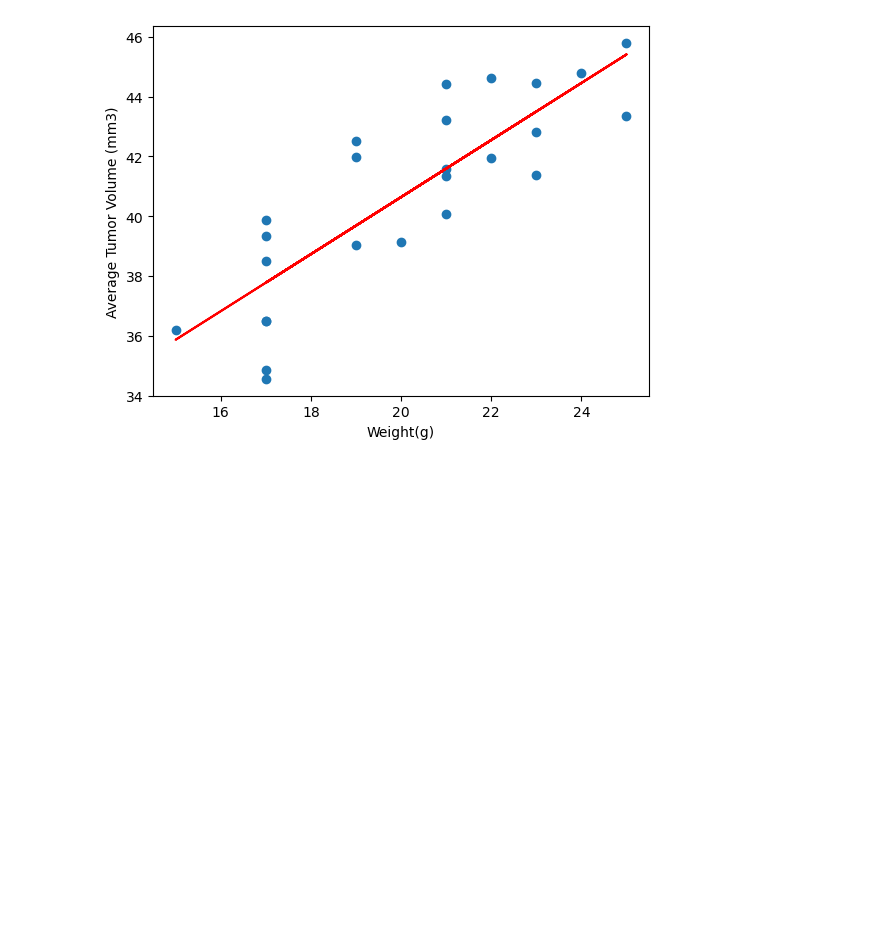
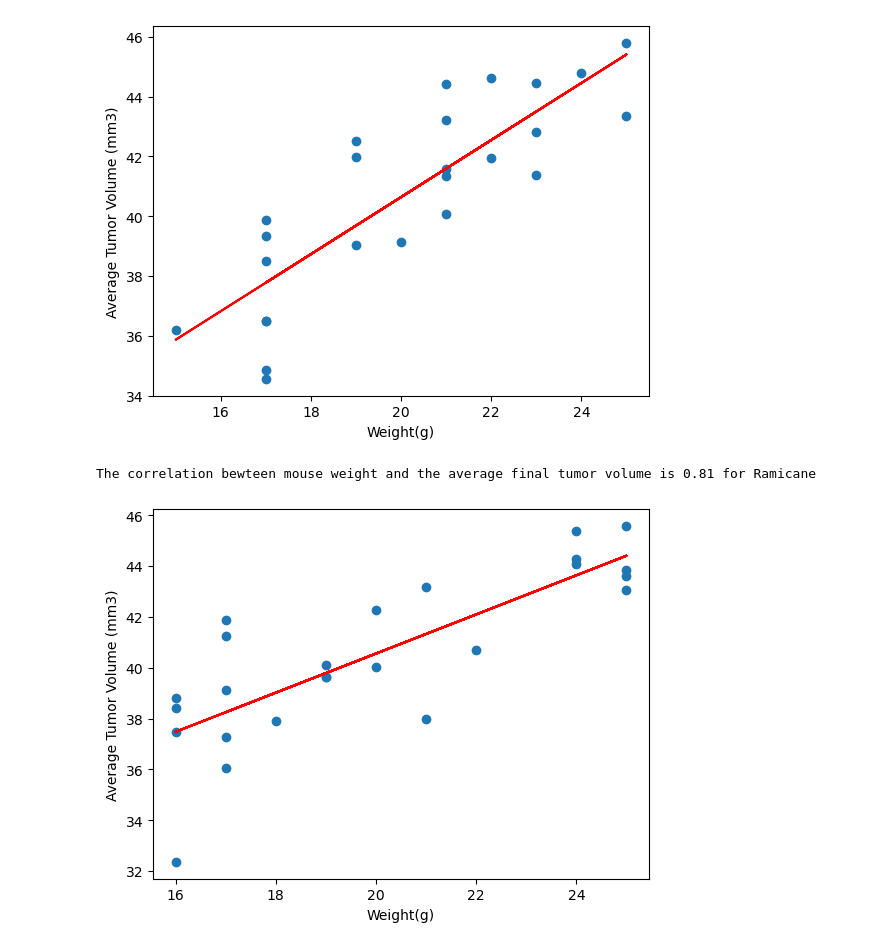
Before and after one commit to vt-bekah/research_study_analysis, a Jupyter notebook: pymaceuticals2.ipynb, the cells around one changed output. Saved outputs shown, nothing was run; the diff lists cells and outputs as text; code cells hidden in the pictures; blank space fills up the shorter version.

```diff
--- a/pymaceuticals2.ipynb
+++ b/pymaceuticals2.ipynb
@@ -310,3 +373,31 @@ plt.plot(x_axis, regress_values, "r-")
 plt.show()
 # %% [output]
 [figure]
+# %%
+# Create df for Capomulin only and calculate means
+ram = results_no_dup.loc[(results_no_dup["Drug Regimen"]=="Ramicane"), :]
+ram_vol_means = ram.groupby(["Mouse ID", "Weight (g)"])["Tumor Volume (mm3)"].mean()
+
+# create the x-axis value list from the means index
+ram_x_axis=[]
+for m in range(len(ram_vol_means)):
+    ram_x_axis.append(ram_vol_means.index[m][1])
+
+(slope, intercept, rvalue, pvalue, stderr) = linregress(ram_x_axis, ram_vol_means)
+
+#regress_values = x_axis * slope + intercept
+
+ram_regress_values = []
+for x in ram_x_axis:
+    ram_regress_values.append(x*slope + intercept)
+
+line_eq = "y = " + str(round(slope,2)) + "x + " + str(round(intercept,2))
+plt.xlabel("Weight(g)")
+plt.ylabel("Average Tumor Volume (mm3)")
+plt.scatter(ram_x_axis, ram_vol_means)
+plt.plot(ram_x_axis, ram_regress_values, "r-")
+print(f"The correlation bewteen mouse weight and the average final tumor volume is {round(rvalue,2)} for Ramicane")
+plt.show()
+# %% [output]
+The correlation bewteen mouse weight and the average final tumor volume is 0.81 for Ramicane
+[figure, added]
```
Also changed, not shown: parts of 8 cells of this notebook, 2 other files.
